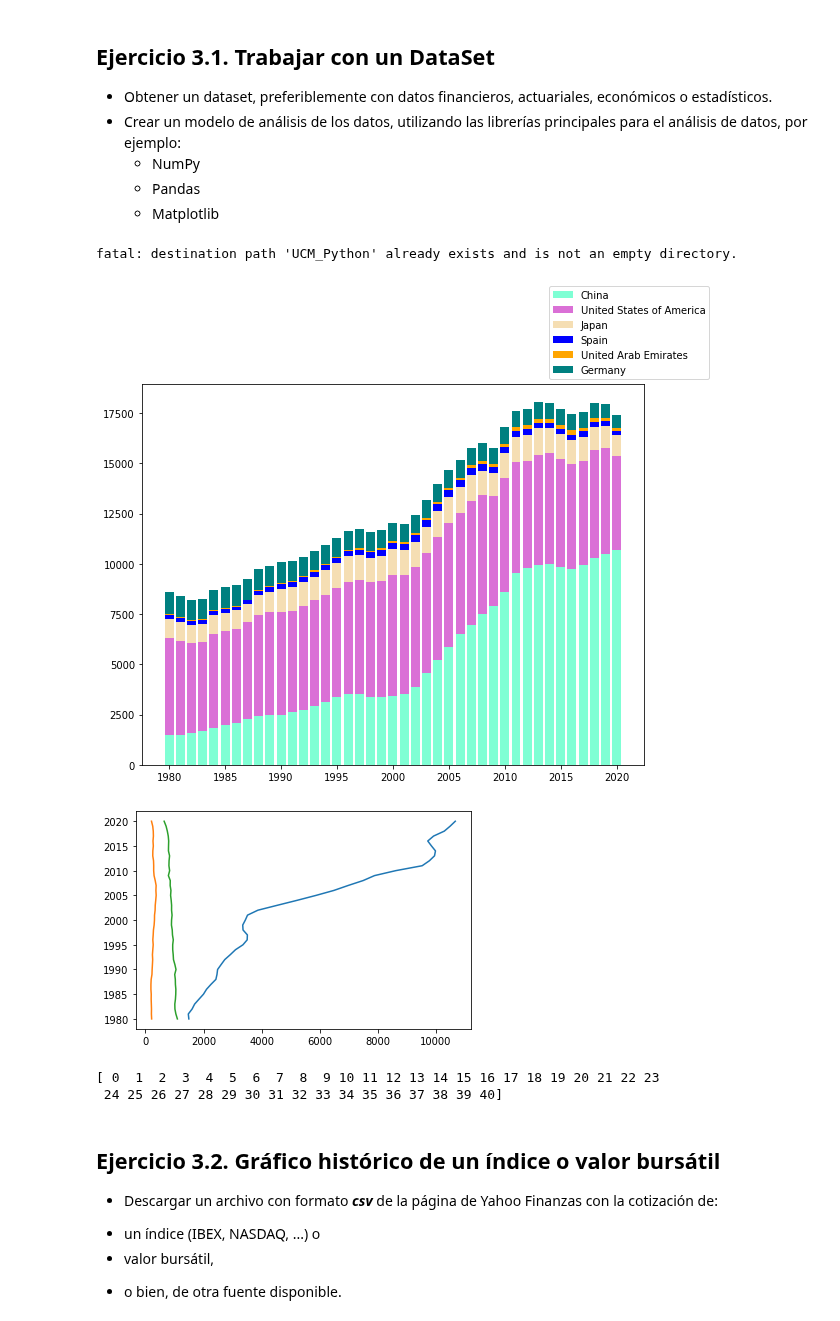
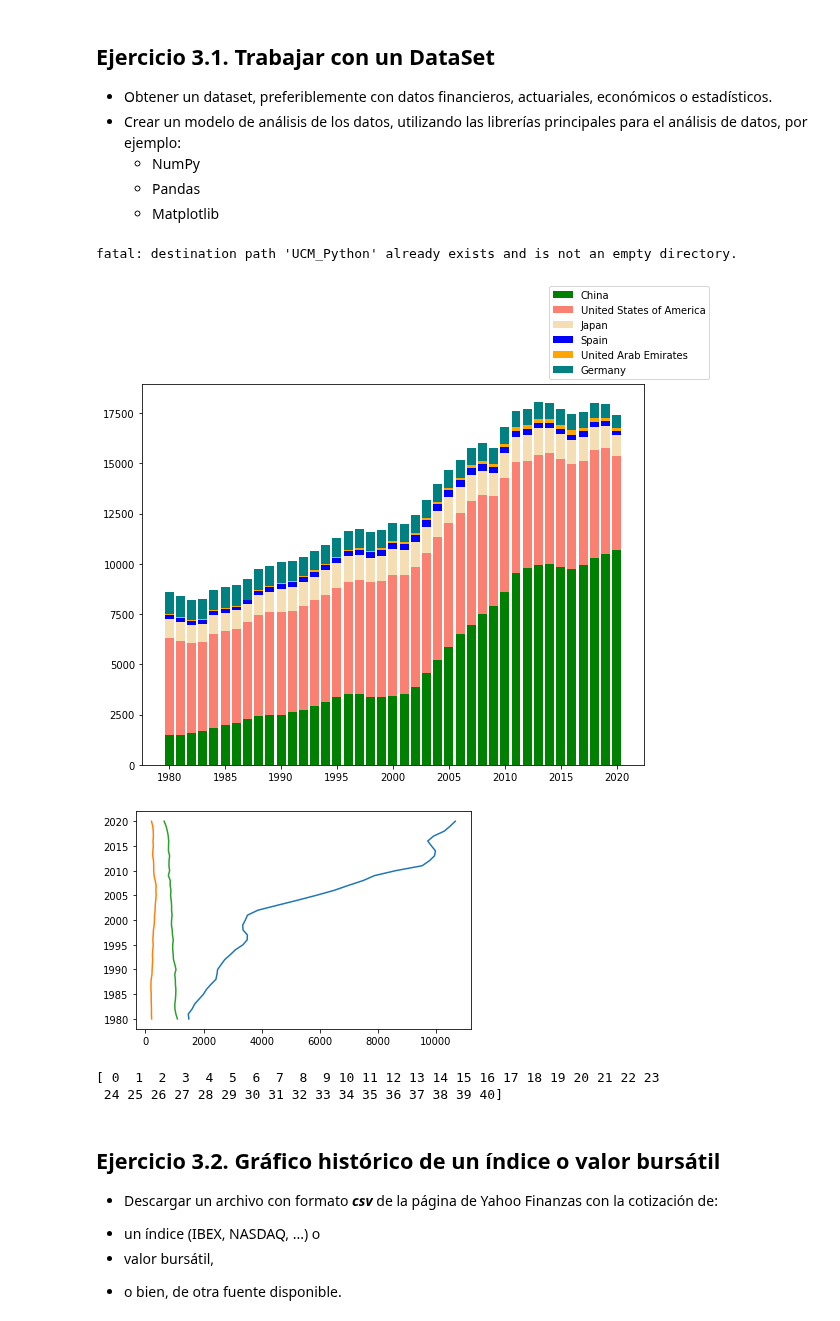
Before and after one commit to LViudez/UCM_Python, a Jupyter notebook: practicas/practica3.ipynb, the cells around one changed output. Saved outputs shown, nothing was run; the diff lists cells and outputs as text; code cells hidden in the pictures.

```diff
--- a/practicas/practica3.ipynb
+++ b/practicas/practica3.ipynb
@@ -34,8 +34,8 @@ United_States_of_America=Dc['United States of America']
 
 
 plt.figure(figsize=(9,7))
-plt.bar(Dc['Años'],Dc['China'],color="aquamarine",label="China")
-plt.bar(Dc['Años'],Dc['United States of America'],color="orchid",bottom=np.array(China),label="United States of America")
+plt.bar(Dc['Años'],Dc['China'],color="green",label="China")
+plt.bar(Dc['Años'],Dc['United States of America'],color="salmon",bottom=np.array(China),label="United States of America")
 plt.bar(Dc['Años'],Dc['Japan'],color="wheat",bottom=np.array(China)+np.array(United_States_of_America),label="Japan")
 plt.bar(Dc['Años'],Dc['Spain'],color="blue",bottom=np.array(China)+np.array(United_States_of_America)+np.array(Japan),label="Spain")
 plt.bar(Dc['Años'],Dc['United Arab Emirates'],color="orange",bottom=np.array(China)+np.array(United_States_of_America)+np.array(Japan)+np.array(Spain),label="United Arab Emirates")
@@ -65,34 +65,34 @@ plt.show()
 #print(Dc['Años'])
 
 #Dc.groupby('Años')['China','Germany','Japan','Spain','United Arab Emirates','United States of America'].plot(kind='bar') #['Grupo 1', 'Grupo 2', 'Grupo 3', 'Grupo 3']
 y = ['China','Germany','Japan','Spain','United Arab Emirates','United States of America']
 
 #hombres = [28,45,34,88]
 #mujeres = [10,72,37,65]
 
 serie = Dc.Años.value_counts()
 
 
 indice = np.arange(len(grupos))
 
 print(indice)
 
 ## Se crean las primeras barras
 #plt.bar(indice, Dc['China'], label='China')
 
 ## Se crean las segundas barras y se apilan sobre las primeras
 #plt.bar(indice, Dc['Germany'], label='Germany',  bottom='China')
 
 #plt.xticks(indice, grupos)
 #plt.ylabel("Participanes")
 #plt.xlabel("Grupos")
 #plt.title('Participantes por género')
 #plt.legend()
 
 #plt.show()
 # %% [output]
 fatal: destination path 'UCM_Python' already exists and is not an empty directory.
-[figure, old version]
+[figure, new version]
 [figure]
 [ 0  1  2  3  4  5  6  7  8  9 10 11 12 13 14 15 16 17 18 19 20 21 22 23
  24 25 26 27 28 29 30 31 32 33 34 35 36 37 38 39 40]
```
